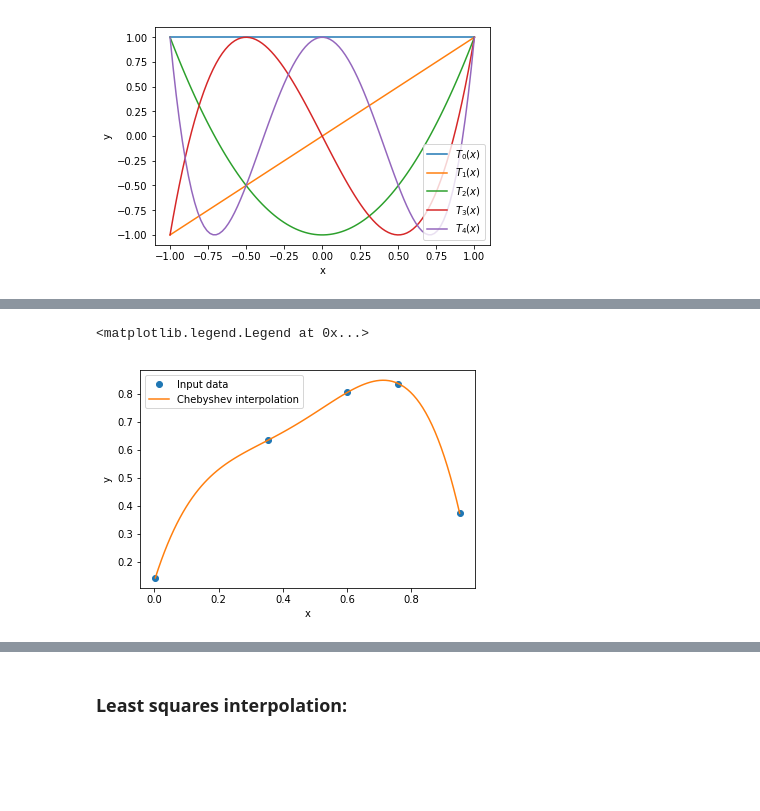
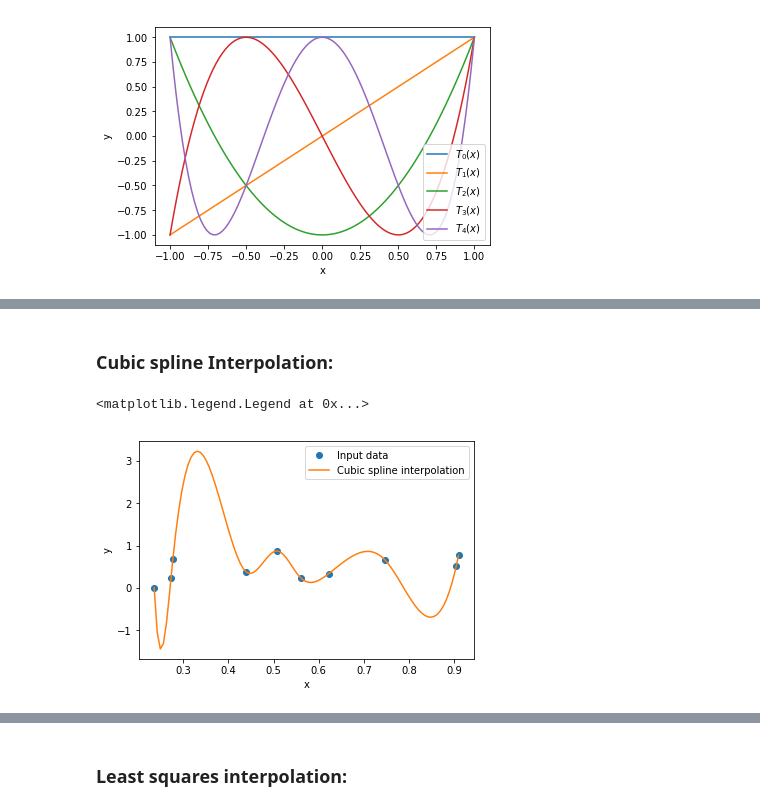
Before and after one commit to valenpe7/numerical_methods, a Jupyter notebook: lectures/04-interpolation.ipynb, the cells around one changed output, grey strips where cells are left out. Saved outputs shown, nothing was run; the diff lists cells and outputs as text; code cells hidden in the pictures; blank space fills up the shorter version.

```diff
--- a/lectures/04-interpolation.ipynb
+++ b/lectures/04-interpolation.ipynb
@@ -270,0 +277,2 @@ ax.legend()
+# %% [markdown]
+### Cubic spline Interpolation:
@@ -271,24 +284,24 @@ ax.legend()
 # %%
-# test of the Chebyshev interpolation
+# test of the cubic spline interpolation
 
 # consider a set of random points
-x_p = np.random.rand(5)
-y_p = np.random.rand(5)
+x_p = np.random.rand(10)
+y_p = np.random.rand(10)
 
+x_p.sort()
+
+# find lagrange interpolating polynomial
+f = interp.CubicSpline(x_p, y_p)
 x = np.linspace(np.min(x_p), np.max(x_p), 100)
-
-# find Chebyshev interpolating polynomial
-coef = np.polynomial.chebyshev.chebfit(x_p, y_p, len(x_p) - 1)
-f = np.polynomial.chebyshev.chebval(x, coef)
 
 # plot results
 fig = plt.figure()
 ax = fig.add_subplot(1,1,1)
 ax.plot(x_p, y_p, 'o', label="Input data") # plot the discrete data
-ax.plot(x, f, '-', label="Chebyshev interpolation") # plot cubic spline interpolation
+ax.plot(x, f(x), '-', label="Cubic spline interpolation") # plot cubic spline interpolation
 ax.set_xlabel("x")
 ax.set_ylabel("y")
 ax.legend()
 # %% [output]
 <matplotlib.legend.Legend at 0x...>
-[figure, old version]
+[figure, new version]
```
Also changed, not shown: parts of 16 cells of this notebook, 1 other file.
